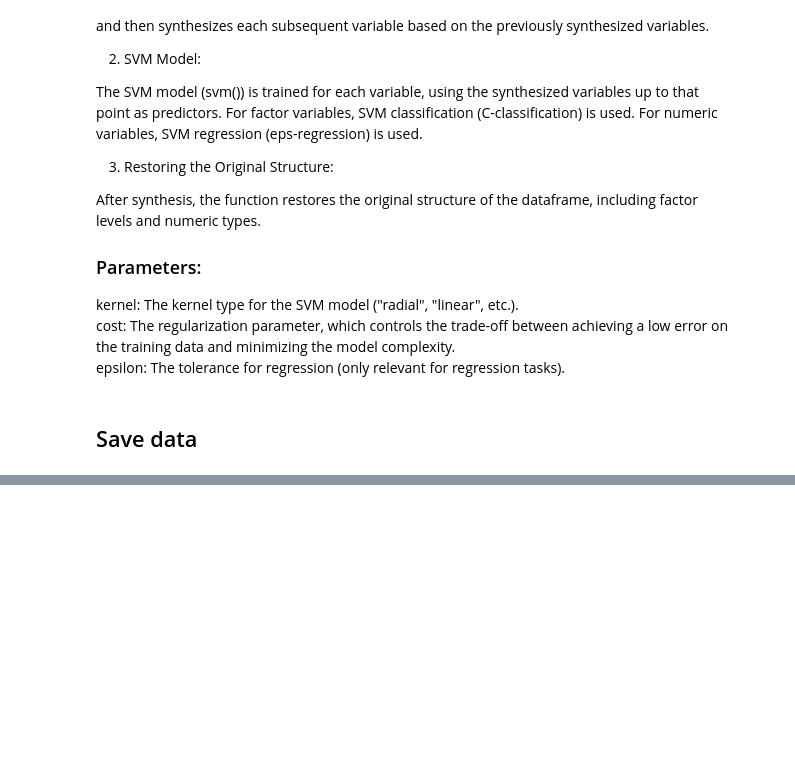
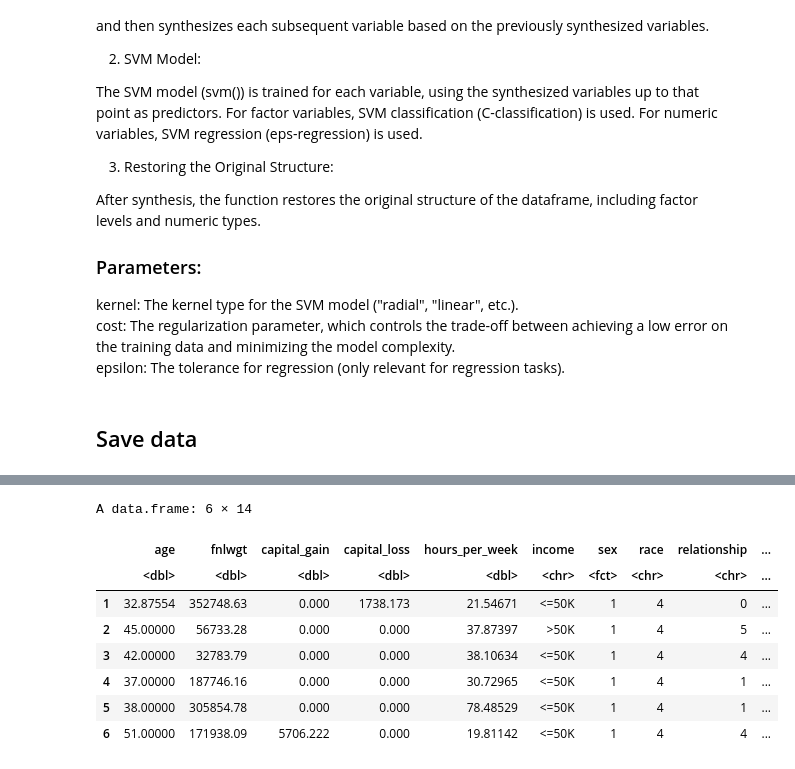
Before and after one commit to foesine/Master-Thesis, a Jupyter notebook: Executed/executed_SDG_SVM_v3_1242.ipynb, the cells around one changed output, grey strips where cells are left out. Cells and saved outputs as stored; diff of their text form; code cells hidden in the pictures; blank space fills up the shorter version.

```diff
--- a/Executed/executed_SDG_SVM_v3_1242.ipynb
+++ b/Executed/executed_SDG_SVM_v3_1242.ipynb
@@ -188,9 +188,19 @@ synthesize_data_svm_svr <- function(data, first_var, seed, C = 1, epsilon = 0.1)
     stop(paste("The column", first_var, "does not exist in the dataframe."))
   }
 
-  # Initialize synthetic data frame with the same structure as the original data
-  syn_data <- data.frame(matrix(NA, ncol = ncol(data), nrow = nrow(data)))
-  colnames(syn_data) <- colnames(data)
+  # Apply 3rd root transformation to continuous variables
+  transformed_data <- data
+  transformed_data[] <- lapply(transformed_data, function(col) {
+    if (is.numeric(col)) {
+      transform_continuous(col)
+    } else {
+      col
+    }
+  })
+
+  # Initialize synthetic data frame with the same structure as the transformed data
+  syn_data <- data.frame(matrix(NA, ncol = ncol(transformed_data), nrow = nrow(transformed_data)))
+  colnames(syn_data) <- colnames(transformed_data)
 
   # List to store residuals for plotting later (if needed)
   residuals_list <- list()
@@ -198,29 +208,12 @@ synthesize_data_svm_svr <- function(data, first_var, seed, C = 1, epsilon = 0.1)
   factor_levels <- list() # Store the factor levels for reapplying later
 
   # Step 1: Sample the first variable (Y_1) from its marginal distribution
-  syn_data[[first_var]] <- sample(data[[first_var]], nrow(data), replace = TRUE)
-
-  # Step 2: Apply 3rd root transformation to continuous variables
-  transformed_data <- data
-  for (var_j in colnames(data)) {
-    if (is.numeric(data[[var_j]])) {
-      transformed_data[[var_j]] <- transform_continuous(data[[var_j]])
-      continuous_vars <- c(continuous_vars, var_j)  # Track continuous variables
-
-      # Check for NAs after transformation
-      if (any(is.na(transformed_data[[var_j]]))) {
-        warning(paste("NAs introduced in variable", var_j, "after transformation."))
-      }
-    } else if (is.factor(data[[var_j]])) {
-      # Save the factor levels to apply later
-      factor_levels[[var_j]] <- levels(data[[var_j]])
-    }
-  }
+  syn_data[[first_var]] <- sample(transformed_data[[first_var]], nrow(transformed_data), replace = TRUE)
 
   # Get the list of remaining variables
-  remaining_vars <- setdiff(colnames(data), first_var)
+  remaining_vars <- setdiff(colnames(transformed_data), first_var)
 
-  # Step 3: Sequentially synthesize each subsequent variable
+  # Step 2: Sequentially synthesize each subsequent variable using transformed_data
   for (var_j in remaining_vars) {
     print(paste("Synthesizing variable:", var_j))
 
@@ -228,8 +221,8 @@ synthesize_data_svm_svr <- function(data, first_var, seed, C = 1, epsilon = 0.1)
     predictors <- colnames(syn_data)[!is.na(syn_data[1, ]) & colnames(syn_data) != var_j]
 
     # Prepare the training data
-    train_data <- data[, predictors, drop = FALSE]
-    train_data[[var_j]] <- data[[var_j]]
+    train_data <- transformed_data[, predictors, drop = FALSE]
+    train_data[[var_j]] <- transformed_data[[var_j]]
 
     # Check if the target variable is continuous or categorical
     if (is.factor(data[[var_j]])) {
@@ -315,0 +308,12 @@ save_synthesized_data(adult_syn, "adult", s)
+# %%
+head(adult_syn)
+# %% [output]
+A data.frame: 6 × 14
+|  | age | fnlwgt | capital_gain | capital_loss | hours_per_week | income | sex | race | relationship | ... |
+|  | <dbl> | <dbl> | <dbl> | <dbl> | <dbl> | <chr> | <fct> | <chr> | <chr> | ... |
+| 1 | 32.87554 | 352748.63 | 0.000 | 1738.173 | 21.54671 | <=50K | 1 | 4 | 0 | ... |
+| 2 | 45.00000 | 56733.28 | 0.000 | 0.000 | 37.87397 | >50K | 1 | 4 | 5 | ... |
+| 3 | 42.00000 | 32783.79 | 0.000 | 0.000 | 38.10634 | <=50K | 1 | 4 | 4 | ... |
+| 4 | 37.00000 | 187746.16 | 0.000 | 0.000 | 30.72965 | <=50K | 1 | 4 | 1 | ... |
+| 5 | 38.00000 | 305854.78 | 0.000 | 0.000 | 78.48529 | <=50K | 1 | 4 | 1 | ... |
+| 6 | 51.00000 | 171938.09 | 5706.222 | 0.000 | 19.81142 | <=50K | 1 | 4 | 4 | ... |
```
Also changed, not shown: parts of 5 cells of this notebook, 19 other files.
